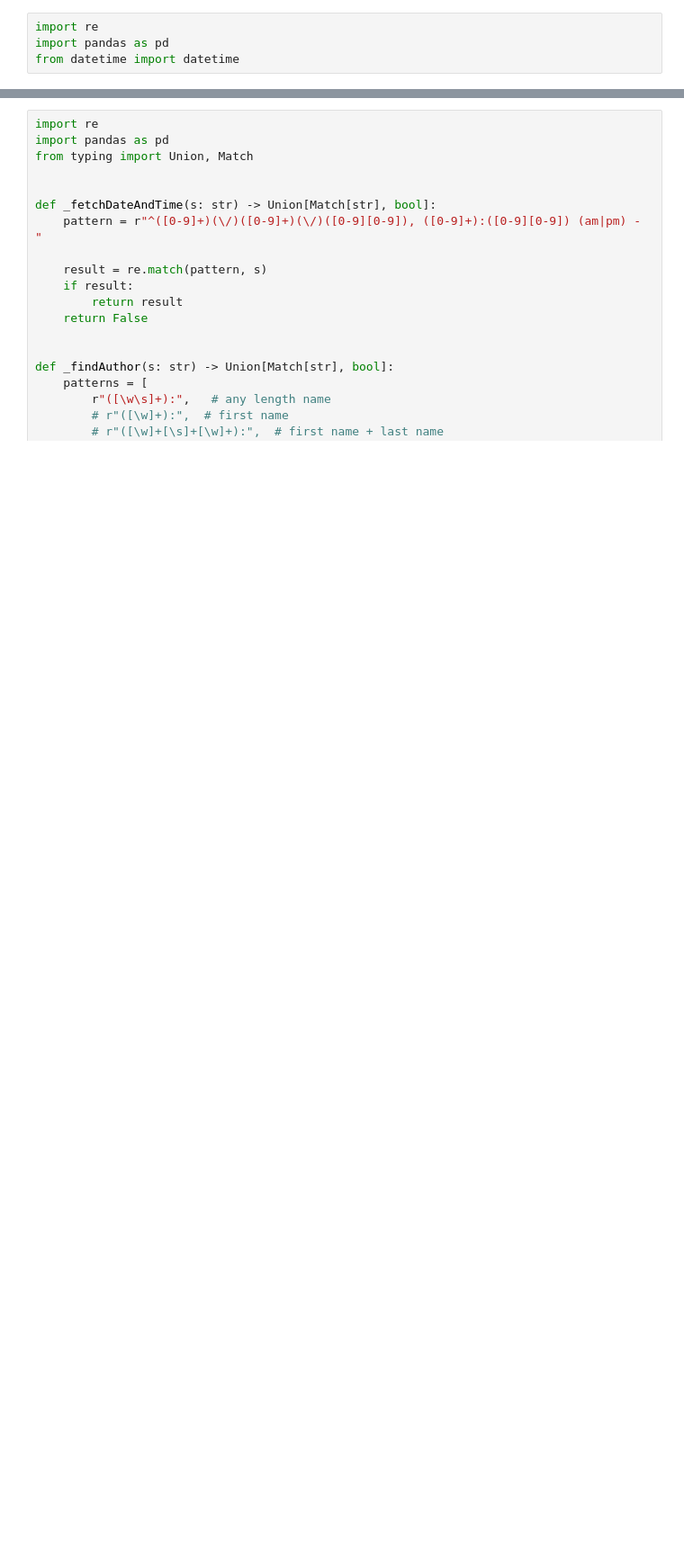
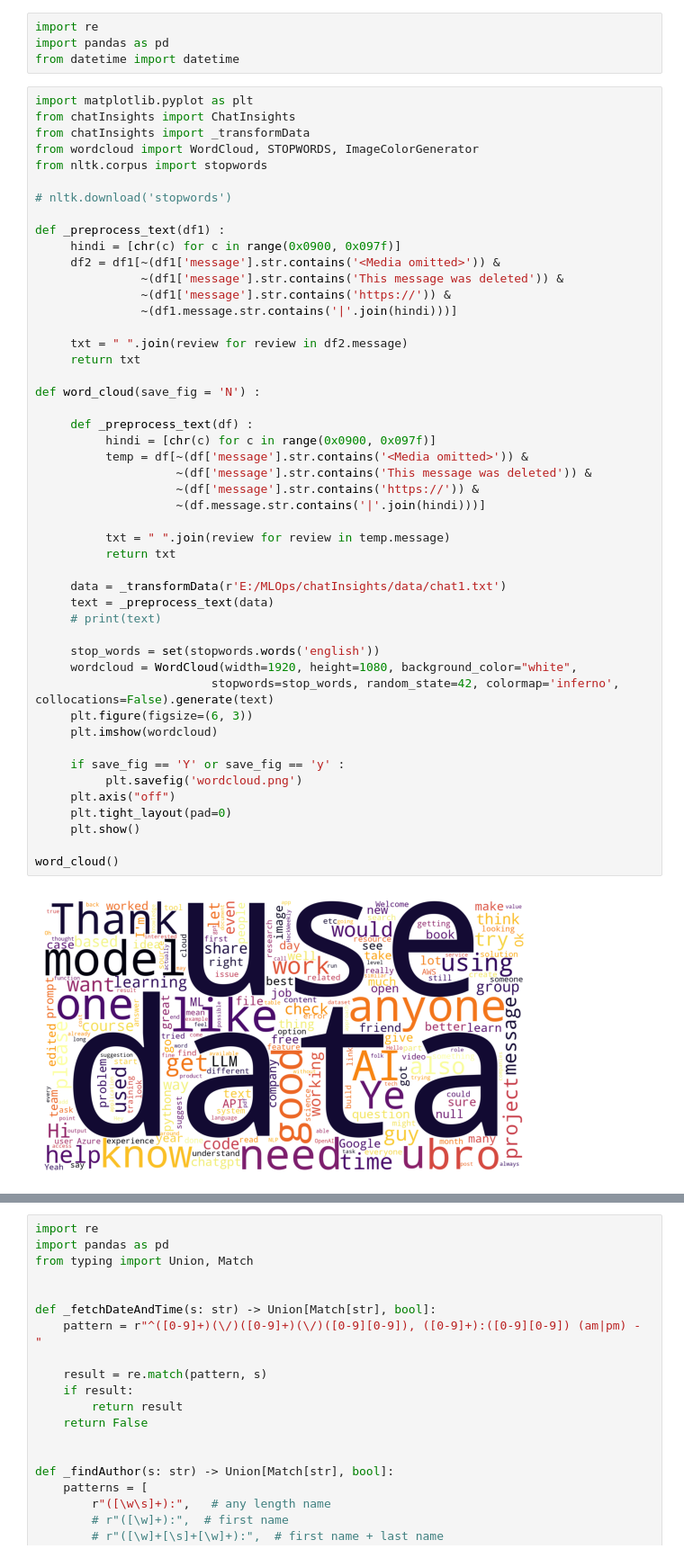
Before and after one commit to ronylpatil/chatInsights, a Jupyter notebook: doc/en/manual_test.ipynb, the cells around one changed output, grey strips where cells are left out. Shown: that part at 90% size. Cells and saved outputs as stored; diff of their text form; blank space fills up the shorter version.

```diff
--- a/doc/en/manual_test.ipynb
+++ b/doc/en/manual_test.ipynb
@@ -2,3 +2,53 @@
 import re
 import pandas as pd
 from datetime import datetime
+# %%
+import matplotlib.pyplot as plt
+from chatInsights import ChatInsights
+from chatInsights import _transformData
+from wordcloud import WordCloud, STOPWORDS, ImageColorGenerator
+from nltk.corpus import stopwords
+
+# nltk.download('stopwords')
+
+def _preprocess_text(df1) :
+     hindi = [chr(c) for c in range(0x0900, 0x097f)]
+     df2 = df1[~(df1['message'].str.contains('<Media omitted>')) &
+               ~(df1['message'].str.contains('This message was deleted')) &
+               ~(df1['message'].str.contains('https://')) &
+               ~(df1.message.str.contains('|'.join(hindi)))]
+
+     txt = " ".join(review for review in df2.message)
+     return txt
+
+def word_cloud(save_fig = 'N') :
+
+     def _preprocess_text(df) :
+          hindi = [chr(c) for c in range(0x0900, 0x097f)]
+          temp = df[~(df['message'].str.contains('<Media omitted>')) &
+                    ~(df['message'].str.contains('This message was deleted')) &
+                    ~(df['message'].str.contains('https://')) &
+                    ~(df.message.str.contains('|'.join(hindi)))]
+
+          txt = " ".join(review for review in temp.message)
+          return txt
+
+     data = _transformData(r'E:/MLOps/chatInsights/data/chat1.txt')
+     text = _preprocess_text(data)
+     # print(text)
+
+     stop_words = set(stopwords.words('english'))
+     wordcloud = WordCloud(width=1920, height=1080, background_color="white",
+                         stopwords=stop_words, random_state=42, colormap='inferno', collocations=False).generate(text)
+     plt.figure(figsize=(6, 3))
+     plt.imshow(wordcloud)
+
+     if save_fig == 'Y' or save_fig == 'y' :
+          plt.savefig('wordcloud.png')
+     plt.axis("off")
+     plt.tight_layout(pad=0)
+     plt.show()
+
+word_cloud()
+# %% [output]
+[figure, added]
```
Also changed, not shown: parts of 6 cells of this notebook.
